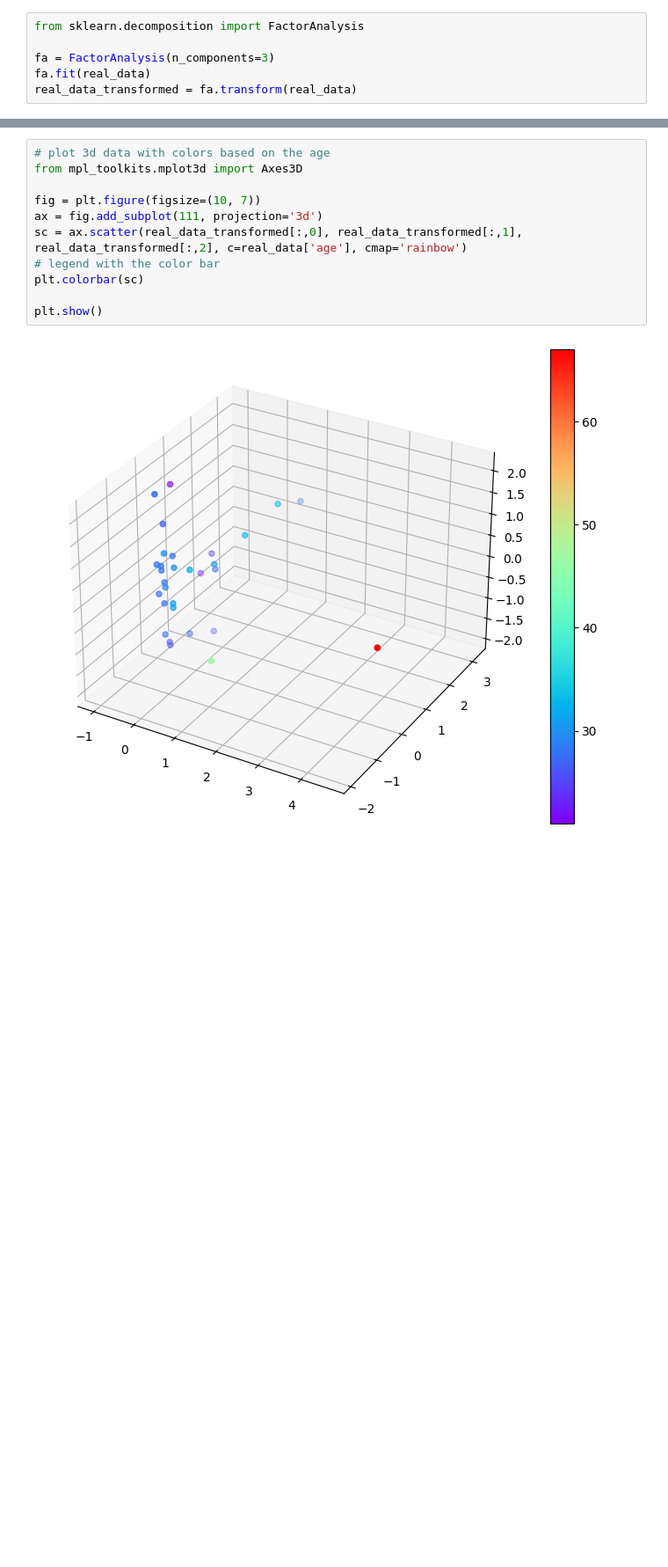
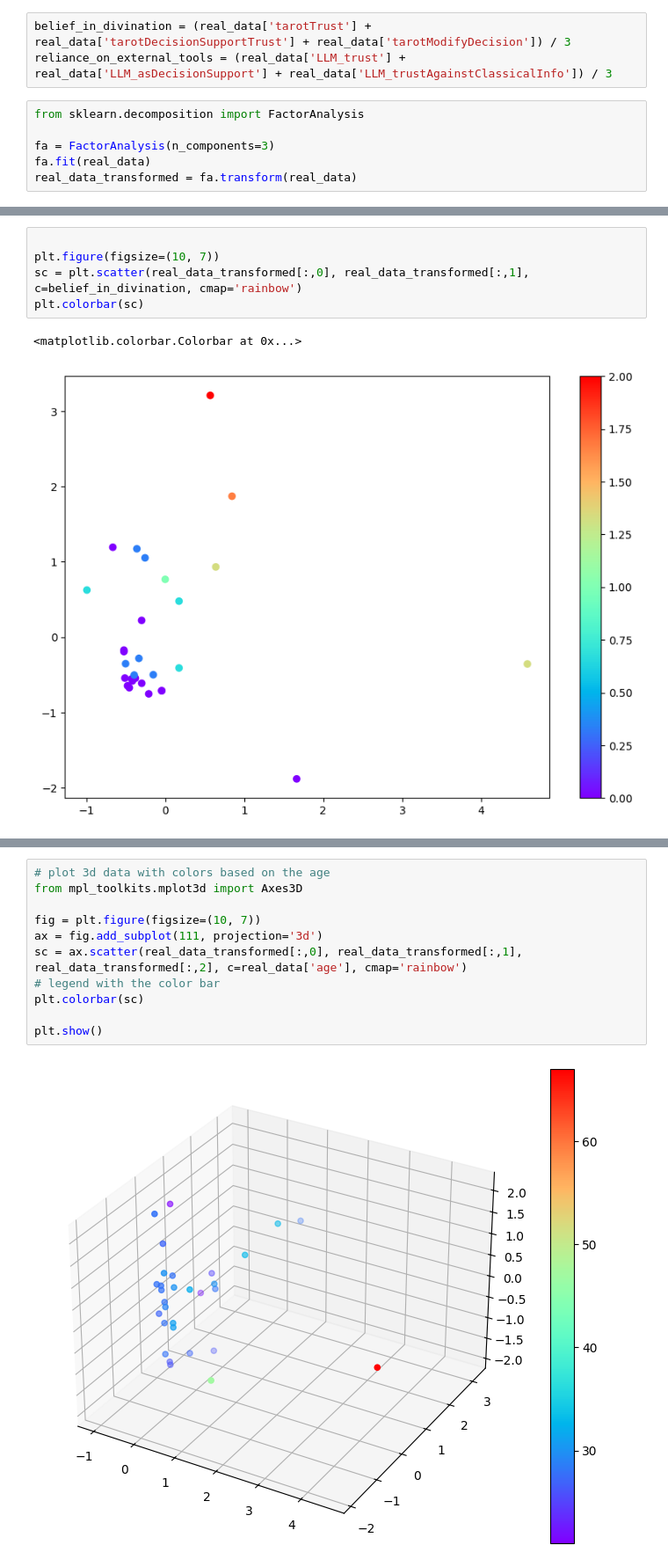
Before and after one commit to josura/tarots-and-AI, a Jupyter notebook: surveys-analysis.ipynb, the cells around one changed output, grey strips where cells are left out. Shown at 88% size. Saved outputs shown, nothing was run; the diff lists cells and outputs as text; blank space fills up the shorter version.

```diff
--- a/surveys-analysis.ipynb
+++ b/surveys-analysis.ipynb
@@ -212,3 +225,6 @@ Maybe belief in divination
+# %%
+belief_in_divination = (real_data['tarotTrust'] + real_data['tarotDecisionSupportTrust'] + real_data['tarotModifyDecision']) / 3
+reliance_on_external_tools = (real_data['LLM_trust'] + real_data['LLM_asDecisionSupport'] + real_data['LLM_trustAgainstClassicalInfo']) / 3
 # %%
 from sklearn.decomposition import FactorAnalysis
 
@@ -224,0 +242,8 @@ plt.scatter(real_data_transformed[:,0], real_data_transformed[:,1], c=real_data[
+# %%
+
+plt.figure(figsize=(10, 7))
+sc = plt.scatter(real_data_transformed[:,0], real_data_transformed[:,1], c=belief_in_divination, cmap='rainbow')
+plt.colorbar(sc)
+# %% [output]
+<matplotlib.colorbar.Colorbar at 0x...>
+[figure, added]
```
Also changed, not shown: parts of 29 cells of this notebook.
